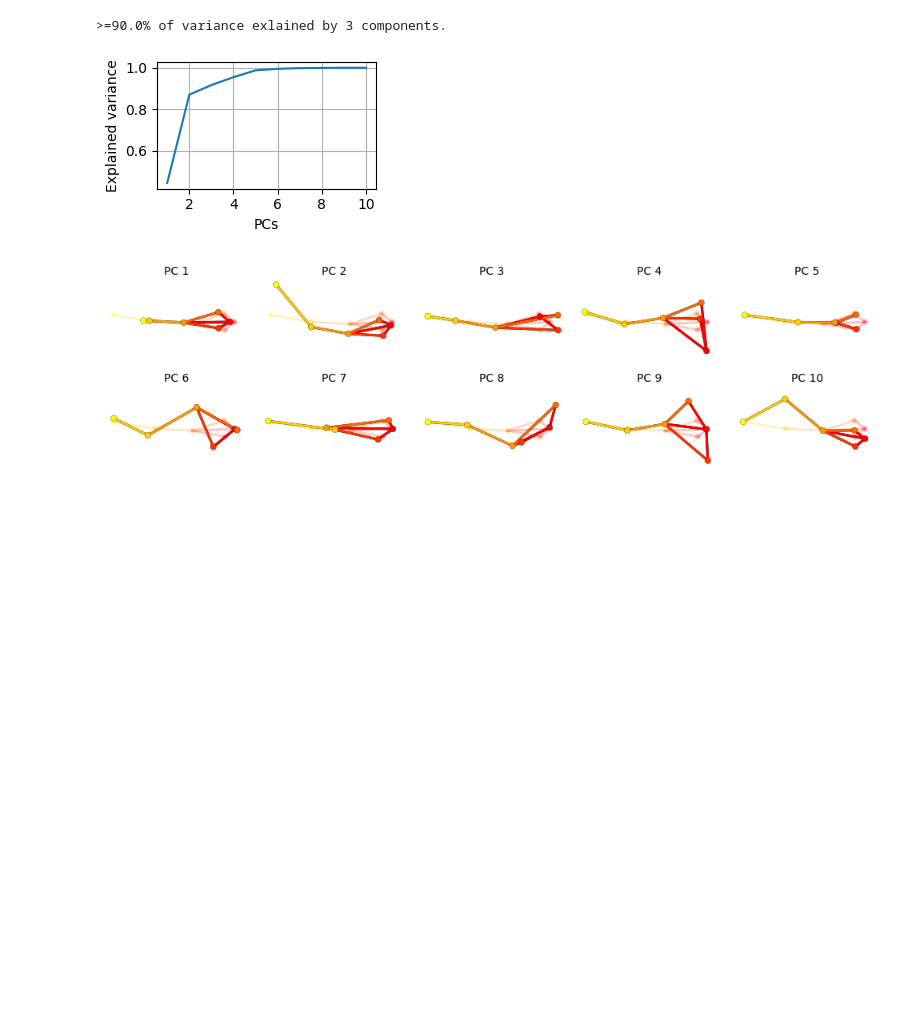
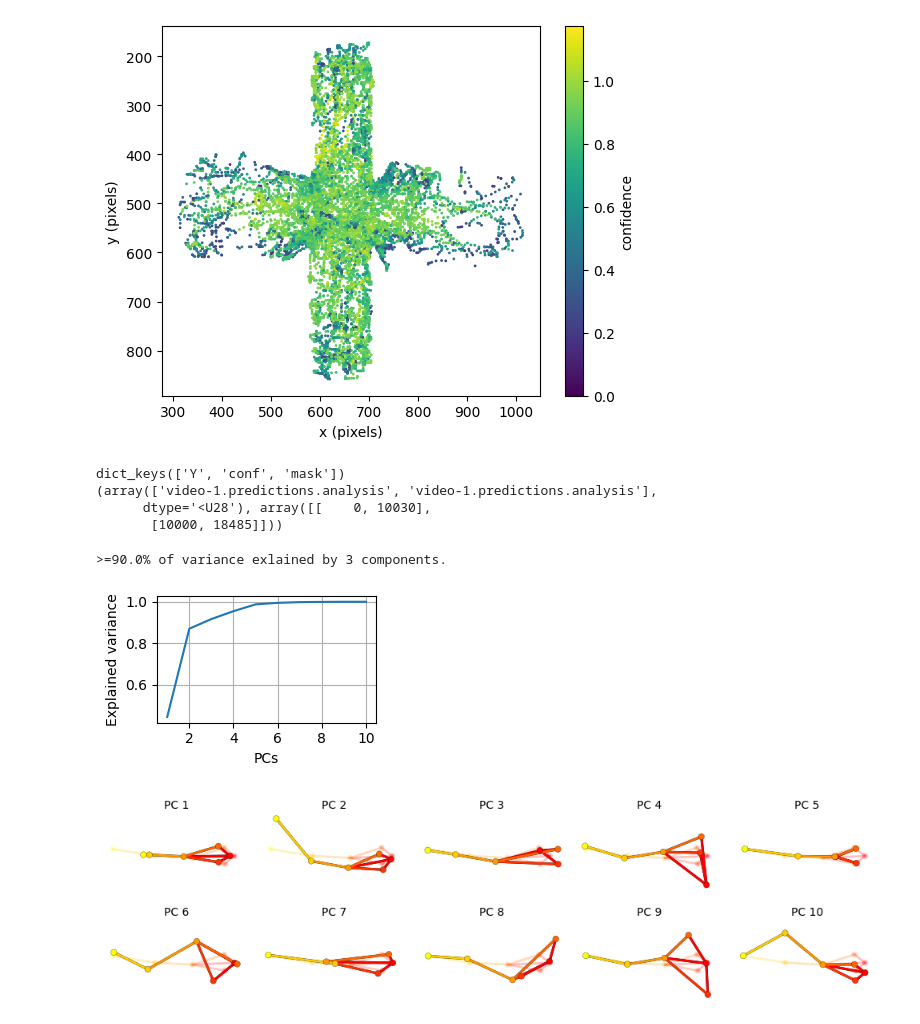
Before and after one commit to neuroinformatics-unit/course-behavioural-analysis, a Jupyter notebook: notebooks/EPM_keypoint_moseq.ipynb, the cells around one changed output. Saved outputs shown, nothing was run; the diff lists cells and outputs as text; code cells hidden in the pictures; blank space fills up the shorter version.

```diff
--- a/notebooks/EPM_keypoint_moseq.ipynb
+++ b/notebooks/EPM_keypoint_moseq.ipynb
@@ -35,0 +95,23 @@ kpms.update_config(
+# %%
+# color by confidence
+
+# trajectory of first kpt in time
+fig, ax = plt.subplots(1,1)
+im = ax.scatter(
+    x=coords[:,0,0],  # first kpt
+    y=coords[:,0,1],  # first kpt
+    s=1,
+    c=confidences['video-1.predictions.analysis'][:,0], # first kpt
+    vmin=np.nanmin(confidences['video-1.predictions.analysis'][:,0]),
+    vmax=np.nanmax(confidences['video-1.predictions.analysis'][:,0])
+)
+
+# Add a colorbar based on the scatter plot
+cbar = fig.colorbar(im, ax=ax)
+cbar.set_label('confidence')  # Optional: label for the colorbar
+ax.set_aspect("equal")
+ax.set_xlabel("x (pixels)")
+ax.set_ylabel("y (pixels)")
+ax.invert_yaxis()
+# %% [output]
+[figure, added]
@@ -36,7 +120,12 @@ kpms.update_config(
 # %%
-# Load keypoints and preprocess
-coordinates, confidences, bodyparts = kpms.load_keypoints(sleap_predictions, 'sleap')
-
 # format data for modeling
 data, metadata = kpms.format_data(coordinates, confidences, **config())
+
+print(data.keys())
+print(metadata)
+# %% [output]
+dict_keys(['Y', 'conf', 'mask'])
+(array(['video-1.predictions.analysis', 'video-1.predictions.analysis'],
+      dtype='<U28'), array([[    0, 10030],
+       [10000, 18485]]))
 # %%
```
Also changed, not shown: parts of 26 cells of this notebook.
